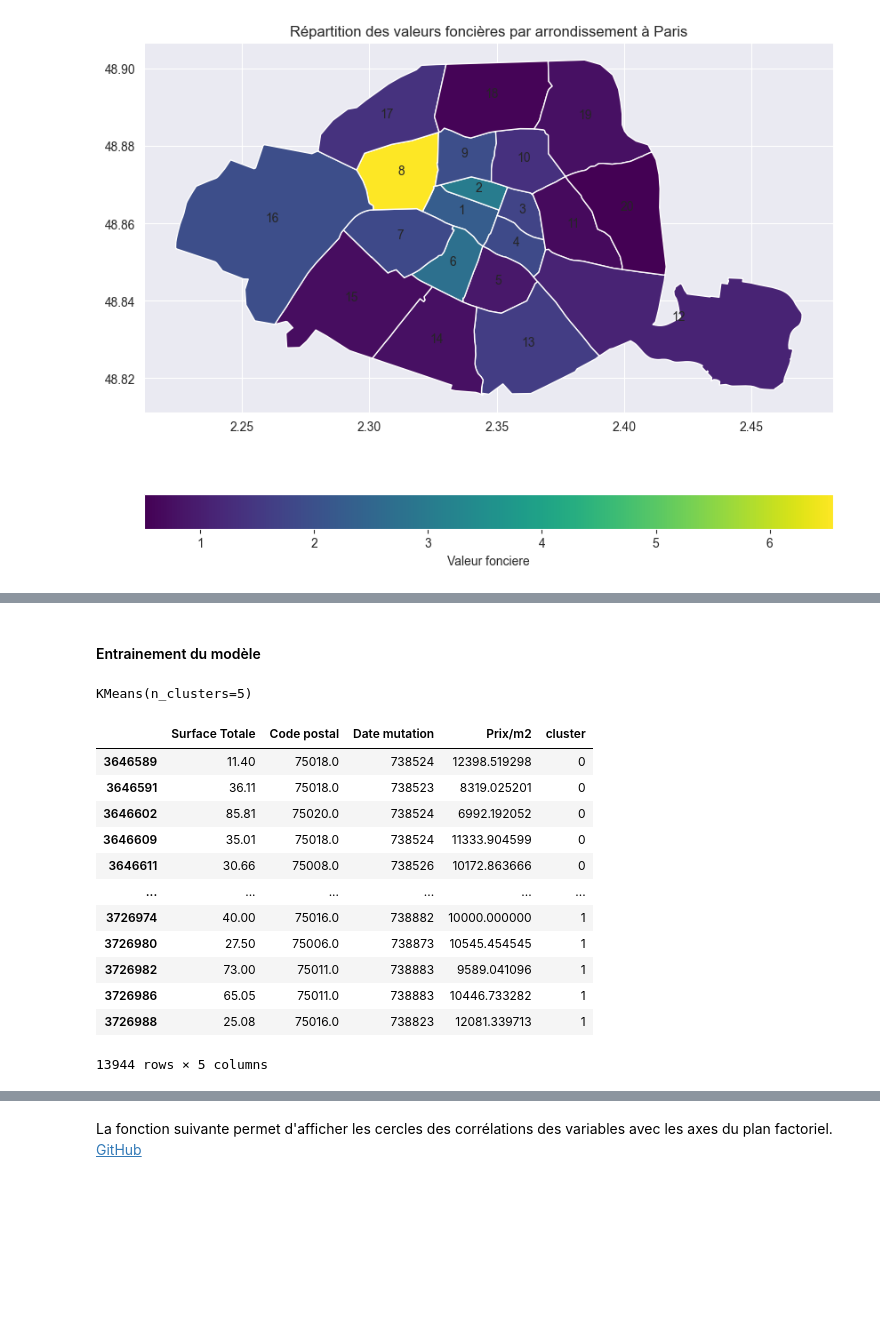
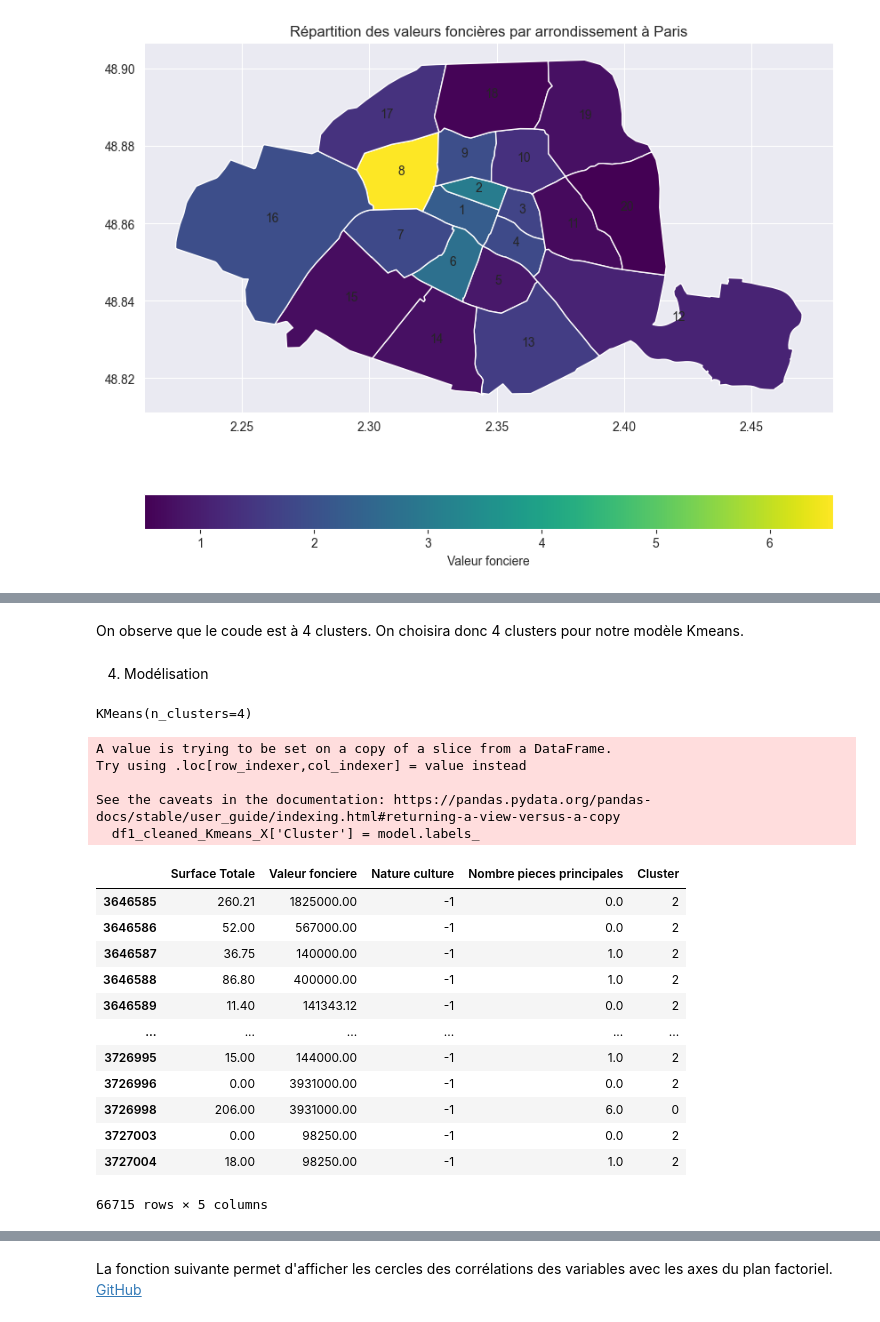
Before and after one commit to Skrinox/Analyses_des_Donnees_DVF, a Jupyter notebook: Analyses_DVF.ipynb, the cells around one changed output, grey strips where cells are left out. Drawn from its saved outputs; the diff is of its cells as text; code cells hidden in the pictures; blank space fills up the shorter version.

```diff
--- a/Analyses_DVF.ipynb
+++ b/Analyses_DVF.ipynb
@@ -626,0 +599,6 @@ df1_cleaned_Xy
+# %%
+scaler = StandardScaler()
+scaler.fit(df1_cleaned_Kmeans_X[['Valeur fonciere', 'Nombre pieces principales', 'Nature culture']])
+scaled_data = scaler.transform(df1_cleaned_Kmeans_X[['Valeur fonciere', 'Nombre pieces principales', 'Nature culture']])
+scaled_data = pd.DataFrame(scaled_data, columns=df1_cleaned_Kmeans_X[['Valeur fonciere', 'Nombre pieces principales', 'Nature culture']].columns)
+scaled_data
@@ -667,6 +620,0 @@ from matplotlib.collections import LineCollection
-# %%
-wcss = []
-for i in range(1, 21): # on teste 20 solutions de clustering
-    model = KMeans(n_clusters=i, init='k-means++')
-    model.fit(df1_cleaned_scaled)
-    wcss.append(model.inertia_)
@@ -682,0 +621,6 @@ On observe que le coude est à 5 clusters. On va donc choisir 5 clusters pour no
+# %%
+inerties = []
+for i in range(1, 21):
+    model = KMeans(n_clusters=i, init='k-means++')
+    model.fit(scaled_data)
+    inerties.append(model.inertia_)
@@ -683,26 +635,32 @@ On observe que le coude est à 5 clusters. On va donc choisir 5 clusters pour no
+# %% [markdown]
+On observe que le coude est à 4 clusters. On choisira donc 4 clusters pour notre modèle Kmeans.
 # %% [markdown]
-#### Entrainement du modèle
+4. Modélisation
 # %%
-model = KMeans(5, init='k-means++')
-model.fit(df1_cleaned_scaled)
+model = KMeans(4, init='k-means++')
+model.fit(scaled_data)
 # %% [output]
-KMeans(n_clusters=5)
+KMeans(n_clusters=4)
 # %%
-clusters = model.predict(df1_cleaned_scaled)
-df1_cleaned_Xy['cluster'] = clusters
-df1_cleaned_Xy
+df1_cleaned_Kmeans_X['Cluster'] = model.labels_
+df1_cleaned_Kmeans_X
 # %% [output]
+A value is trying to be set on a copy of a slice from a DataFrame.
+Try using .loc[row_indexer,col_indexer] = value instead
+
+See the caveats in the documentation: https://pandas.pydata.org/pandas-docs/stable/user_guide/indexing.html#returning-a-view-versus-a-copy
+  df1_cleaned_Kmeans_X['Cluster'] = model.labels_
-|  | Surface Totale | Code postal | Date mutation | Prix/m2 | cluster |
-| 3646589 | 11.40 | 75018.0 | 738524 | 12398.519298 | 0 |
-| 3646591 | 36.11 | 75018.0 | 738523 | 8319.025201 | 0 |
-| 3646602 | 85.81 | 75020.0 | 738524 | 6992.192052 | 0 |
-| 3646609 | 35.01 | 75018.0 | 738524 | 11333.904599 | 0 |
-| 3646611 | 30.66 | 75008.0 | 738526 | 10172.863666 | 0 |
+|  | Surface Totale | Valeur fonciere | Nature culture | Nombre pieces principales | Cluster |
+| 3646585 | 260.21 | 1825000.00 | -1 | 0.0 | 2 |
+| 3646586 | 52.00 | 567000.00 | -1 | 0.0 | 2 |
+| 3646587 | 36.75 | 140000.00 | -1 | 1.0 | 2 |
+| 3646588 | 86.80 | 400000.00 | -1 | 1.0 | 2 |
+| 3646589 | 11.40 | 141343.12 | -1 | 0.0 | 2 |
 | ... | ... | ... | ... | ... | ... |
-| 3726974 | 40.00 | 75016.0 | 738882 | 10000.000000 | 1 |
-| 3726980 | 27.50 | 75006.0 | 738873 | 10545.454545 | 1 |
-| 3726982 | 73.00 | 75011.0 | 738883 | 9589.041096 | 1 |
-| 3726986 | 65.05 | 75011.0 | 738883 | 10446.733282 | 1 |
-| 3726988 | 25.08 | 75016.0 | 738823 | 12081.339713 | 1 |
+| 3726995 | 15.00 | 144000.00 | -1 | 1.0 | 2 |
+| 3726996 | 0.00 | 3931000.00 | -1 | 0.0 | 2 |
+| 3726998 | 206.00 | 3931000.00 | -1 | 6.0 | 0 |
+| 3727003 | 0.00 | 98250.00 | -1 | 0.0 | 2 |
+| 3727004 | 18.00 | 98250.00 | -1 | 1.0 | 2 |
-13944 rows × 5 columns
+66715 rows × 5 columns
 # %% [markdown]
```
Also changed, not shown: parts of 53 cells of this notebook.
